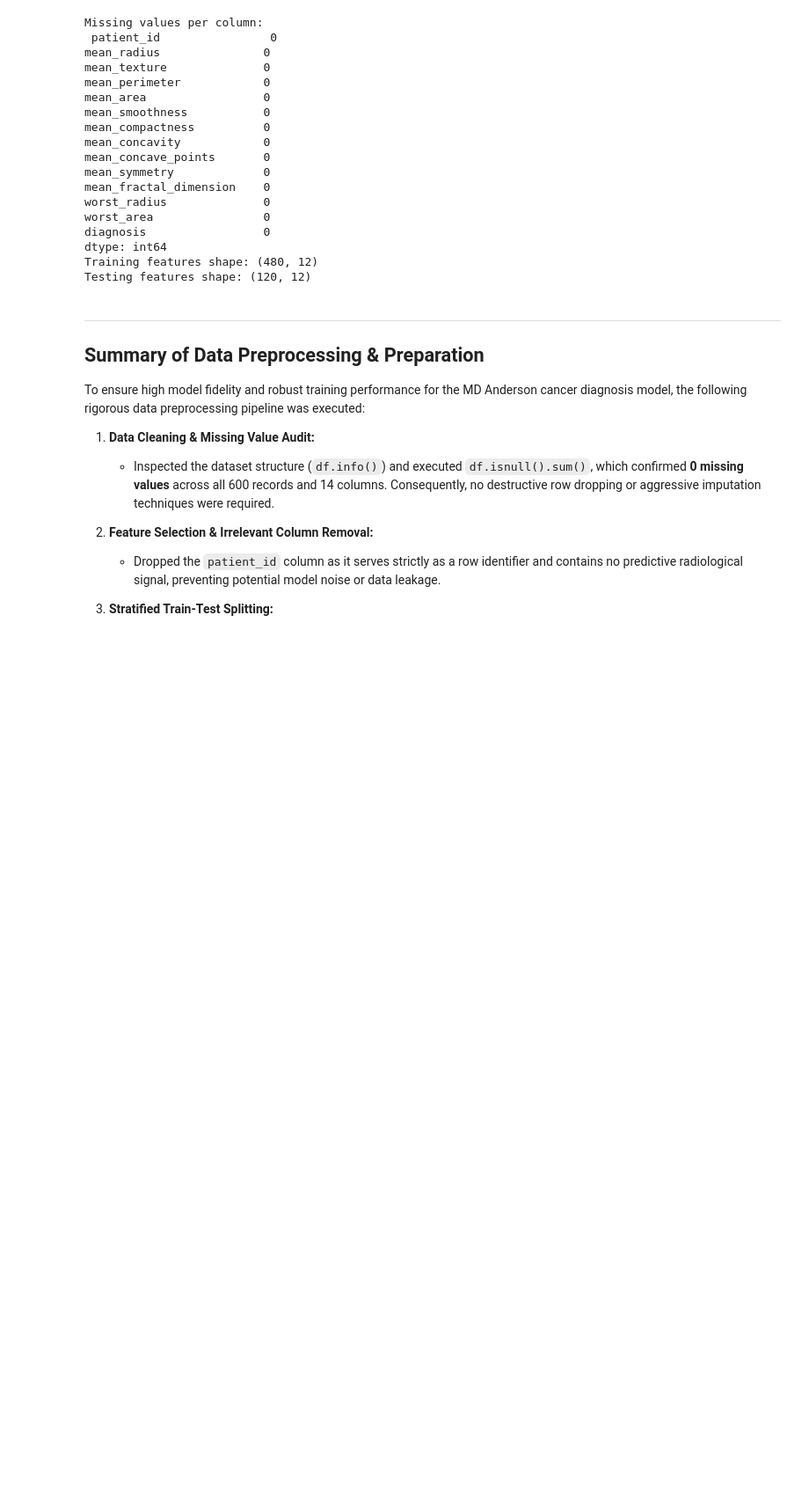
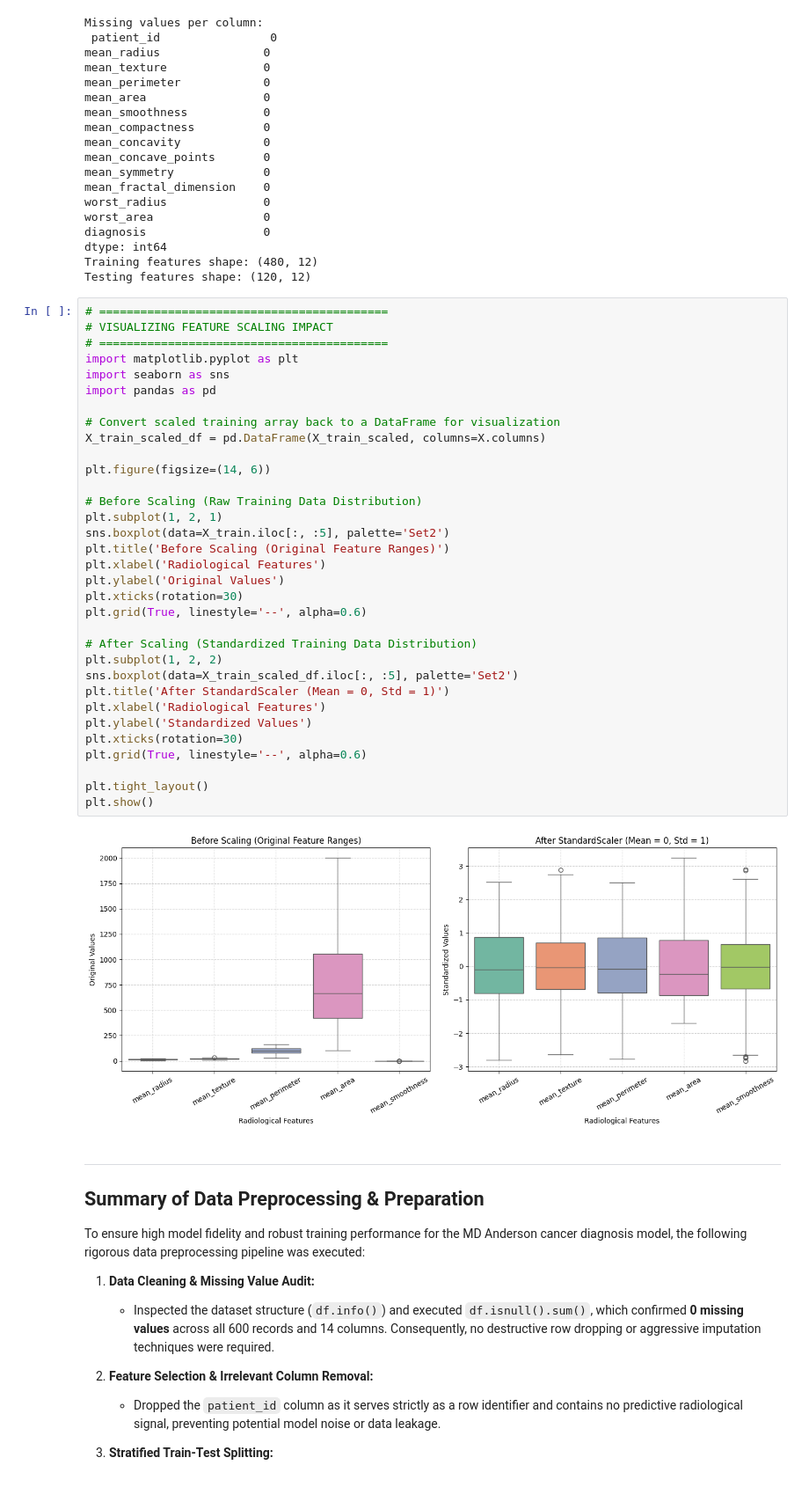
Before and after one commit to oluwaseyipro/-BAN644-Module5, a Jupyter notebook: M5.ipynb, the cells around one changed output. Shown at 88% size. Saved outputs shown, nothing was run; the diff lists cells and outputs as text; blank space fills up the shorter version.

```diff
--- a/M5.ipynb
+++ b/M5.ipynb
@@ -234,6 +234,41 @@ diagnosis                 0
 dtype: int64
 Training features shape: (480, 12)
 Testing features shape: (120, 12)
+# %%
+# ==========================================
+# VISUALIZING FEATURE SCALING IMPACT
+# ==========================================
+import matplotlib.pyplot as plt
+import seaborn as sns
+import pandas as pd
+
+# Convert scaled training array back to a DataFrame for visualization
+X_train_scaled_df = pd.DataFrame(X_train_scaled, columns=X.columns)
+
+plt.figure(figsize=(14, 6))
+
+# Before Scaling (Raw Training Data Distribution)
+plt.subplot(1, 2, 1)
+sns.boxplot(data=X_train.iloc[:, :5], palette='Set2')
+plt.title('Before Scaling (Original Feature Ranges)')
+plt.xlabel('Radiological Features')
+plt.ylabel('Original Values')
+plt.xticks(rotation=30)
+plt.grid(True, linestyle='--', alpha=0.6)
+
+# After Scaling (Standardized Training Data Distribution)
+plt.subplot(1, 2, 2)
+sns.boxplot(data=X_train_scaled_df.iloc[:, :5], palette='Set2')
+plt.title('After StandardScaler (Mean = 0, Std = 1)')
+plt.xlabel('Radiological Features')
+plt.ylabel('Standardized Values')
+plt.xticks(rotation=30)
+plt.grid(True, linestyle='--', alpha=0.6)
+
+plt.tight_layout()
+plt.show()
+# %% [output]
+[figure, added]
 # %% [markdown]
 ---
 ## Summary of Data Preprocessing & Preparation
```
